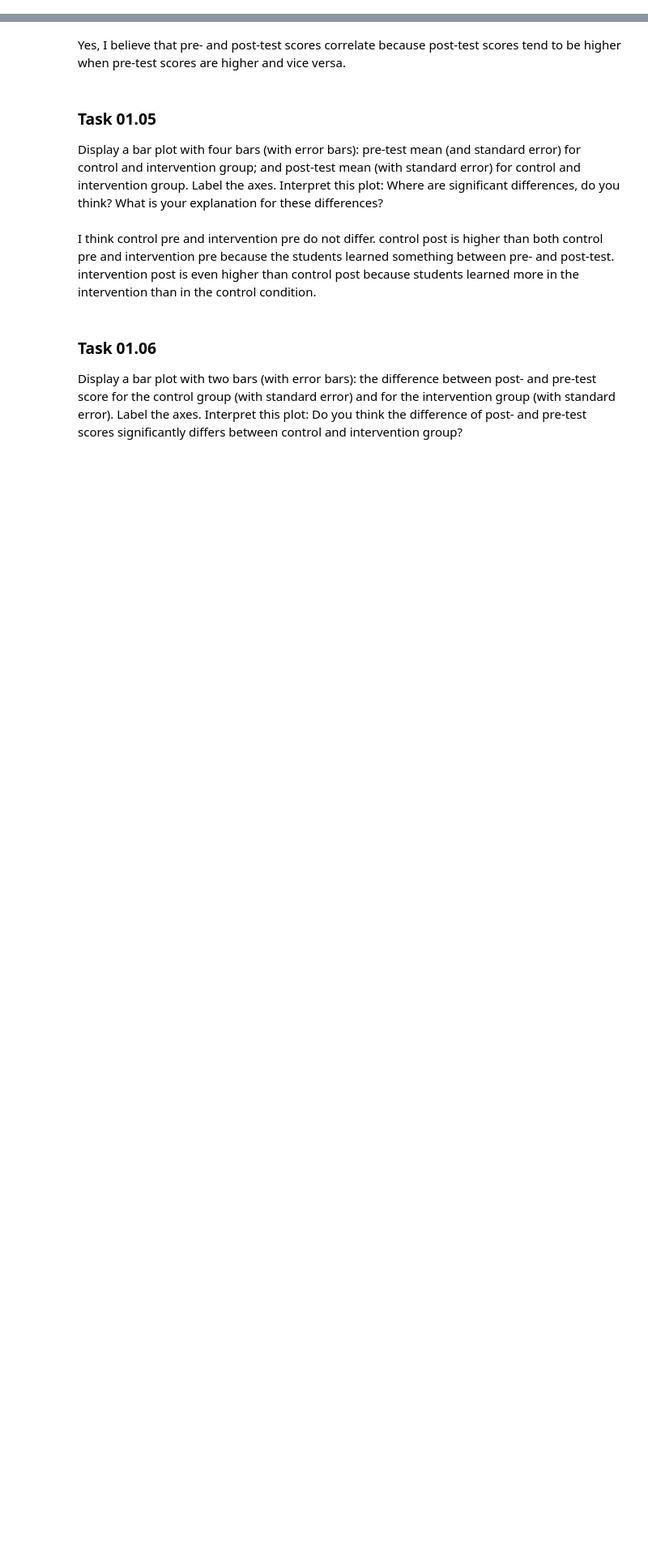
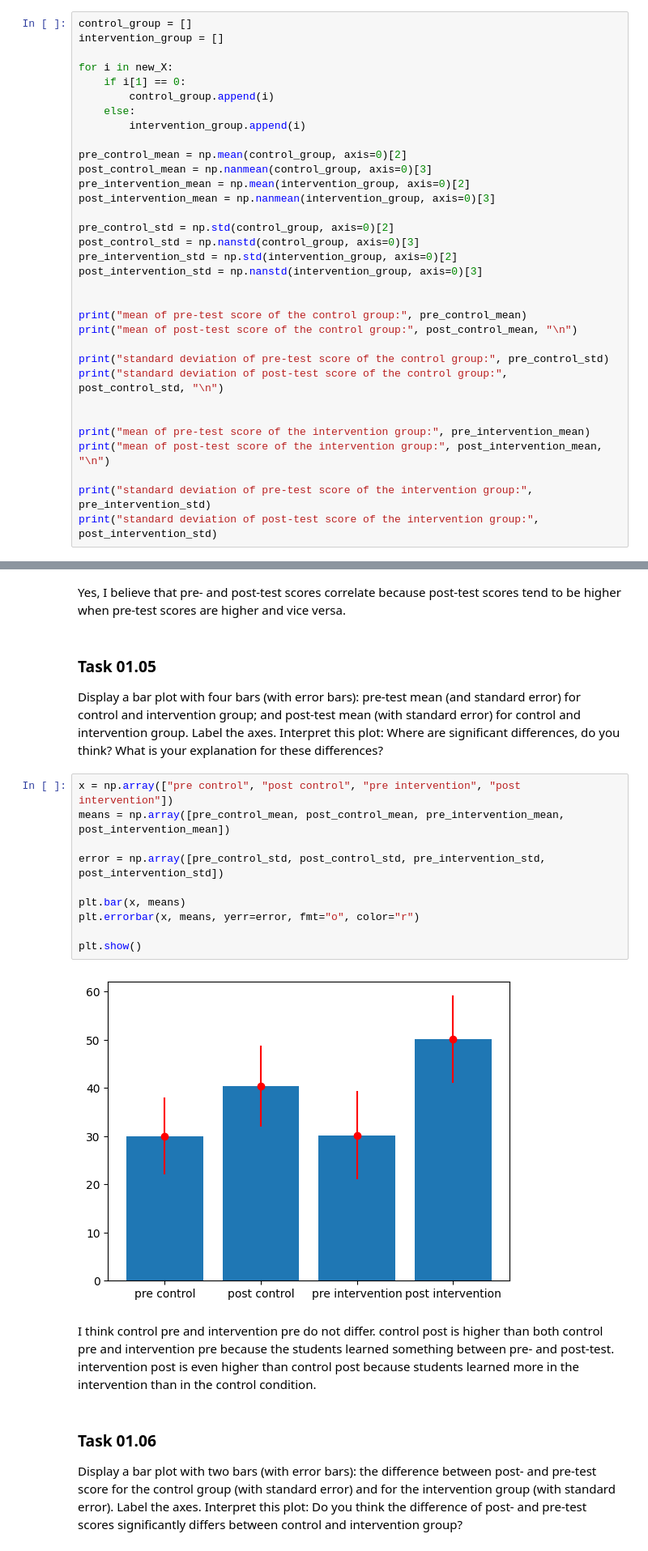
Before and after one commit to bhunecke/data-mining, a Jupyter notebook: sheet01/sheet01.ipynb, the cells around one changed output, grey strips where cells are left out. Shown at 81% size. Drawn from its saved outputs; the diff is of its cells as text; blank space fills up the shorter version.

```diff
--- a/sheet01/sheet01.ipynb
+++ b/sheet01/sheet01.ipynb
@@ -56,3 +104,36 @@ Print how many points are left in the control group and the intervention group a
 ### Task 01.02
 
 Write python code to compute the mean pre- and post-test score, as well as the respective standard deviation, of the control group and the intervention group. Be aware of nan values. Print the results.
+# %%
+control_group = []
+intervention_group = []
+
+for i in new_X:
+    if i[1] == 0:
+        control_group.append(i)
+    else:
+        intervention_group.append(i)
+
+pre_control_mean = np.mean(control_group, axis=0)[2]
+post_control_mean = np.nanmean(control_group, axis=0)[3]
+pre_intervention_mean = np.mean(intervention_group, axis=0)[2]
+post_intervention_mean = np.nanmean(intervention_group, axis=0)[3]
+
+pre_control_std = np.std(control_group, axis=0)[2]
+post_control_std = np.nanstd(control_group, axis=0)[3]
+pre_intervention_std = np.std(intervention_group, axis=0)[2]
+post_intervention_std = np.nanstd(intervention_group, axis=0)[3]
+
+
+print("mean of pre-test score of the control group:", pre_control_mean)
+print("mean of post-test score of the control group:", post_control_mean, "\n")
+
+print("standard deviation of pre-test score of the control group:", pre_control_std)
+print("standard deviation of post-test score of the control group:", post_control_std, "\n")
+
+
+print("mean of pre-test score of the intervention group:", pre_intervention_mean)
+print("mean of post-test score of the intervention group:", post_intervention_mean, "\n")
+
+print("standard deviation of pre-test score of the intervention group:", pre_intervention_std)
+print("standard deviation of post-test score of the intervention group:", post_intervention_std)
@@ -72,6 +234,18 @@ Yes, I believe that pre- and post-test scores correlate because post-test scores
 ### Task 01.05
 
 Display a bar plot with four bars (with error bars): pre-test mean (and standard error) for control and intervention group; and post-test mean (with standard error) for control and intervention group. Label the axes. Interpret this plot: Where are significant differences, do you think? What is your explanation for these differences?
+# %%
+x = np.array(["pre control", "post control", "pre intervention", "post intervention"])
+means = np.array([pre_control_mean, post_control_mean, pre_intervention_mean, post_intervention_mean])
+
+error = np.array([pre_control_std, post_control_std, pre_intervention_std, post_intervention_std])
+
+plt.bar(x, means)
+plt.errorbar(x, means, yerr=error, fmt="o", color="r")
+
+plt.show()
+# %% [output]
+[figure, added]
 # %% [markdown]
 I think control pre and intervention pre do not differ.
 control post is higher than both control pre and intervention pre because the students learned something between pre- and post-test.
```
Also changed, not shown: parts of 6 cells of this notebook.
